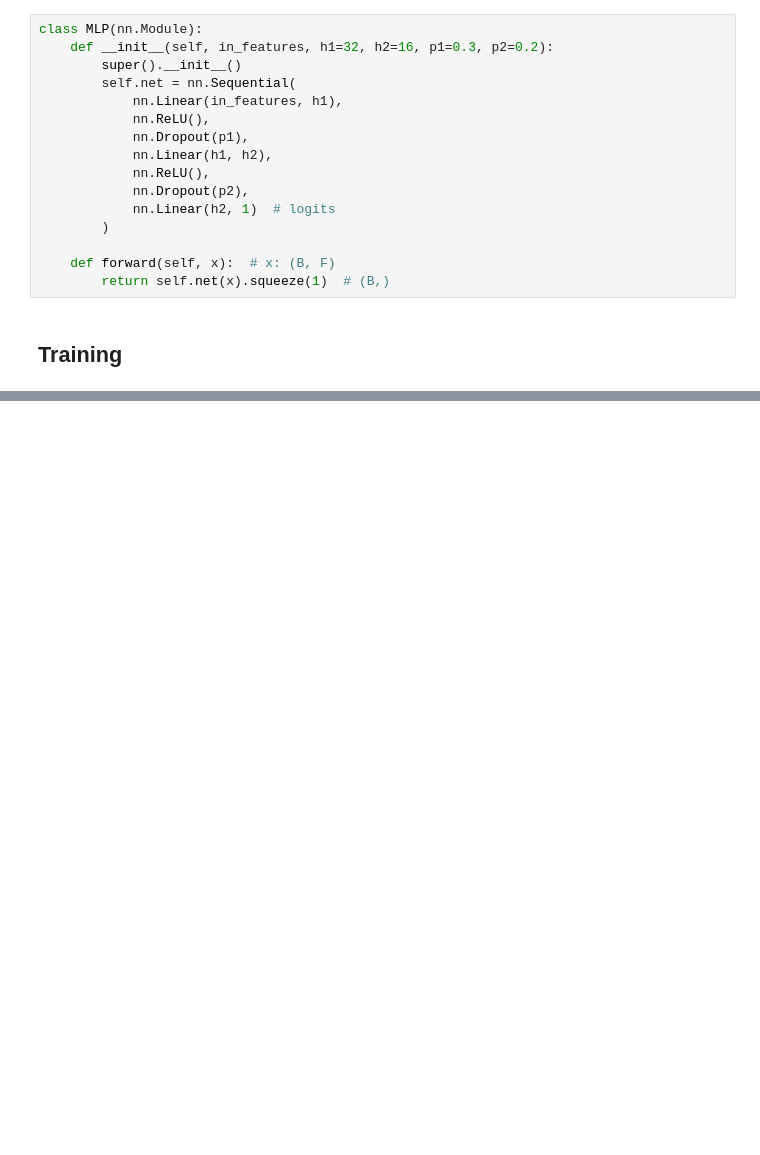
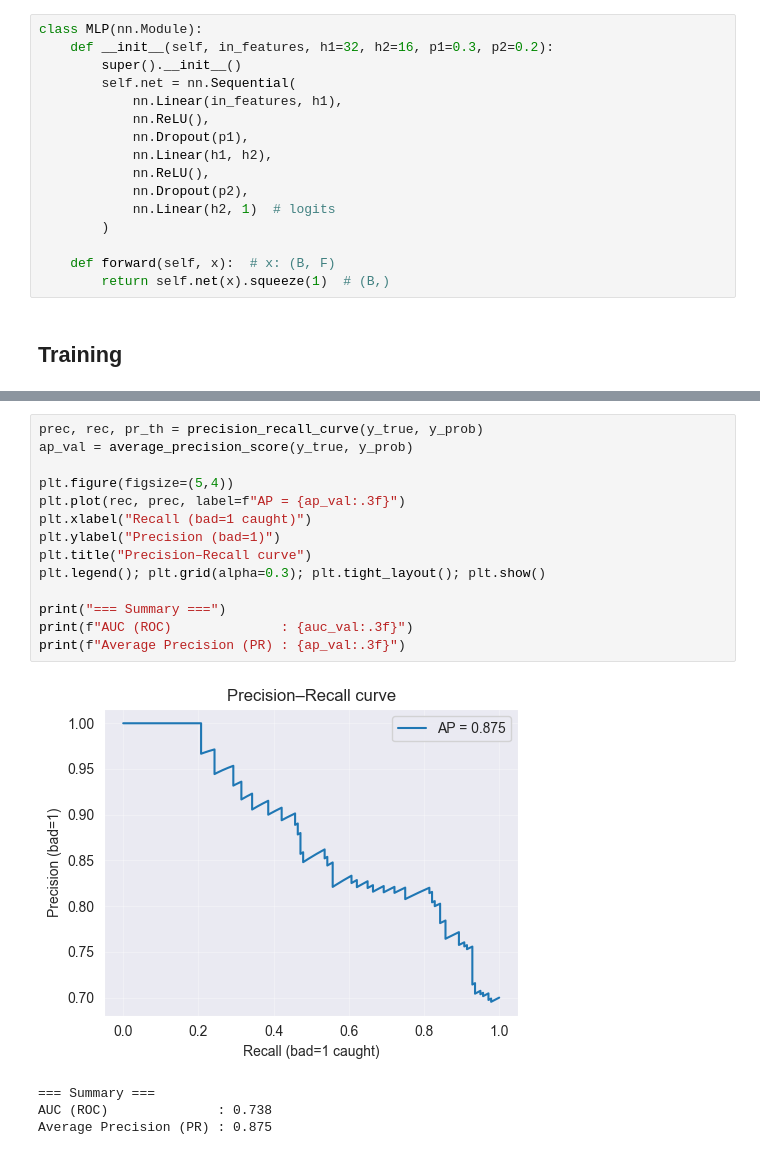
Before and after one commit to waspiix/ZNEUS_team_Stefanec-Horan, a Jupyter notebook: index.ipynb, the cells around one changed output, grey strips where cells are left out. Drawn from its saved outputs; the diff is of its cells as text; blank space fills up the shorter version.

```diff
--- a/index.ipynb
+++ b/index.ipynb
@@ -1143,0 +1147,19 @@ Epoch 150 | train_loss=0.3295 | val_loss=0.6286
+# %%
+prec, rec, pr_th = precision_recall_curve(y_true, y_prob)
+ap_val = average_precision_score(y_true, y_prob)
+
+plt.figure(figsize=(5,4))
+plt.plot(rec, prec, label=f"AP = {ap_val:.3f}")
+plt.xlabel("Recall (bad=1 caught)")
+plt.ylabel("Precision (bad=1)")
+plt.title("Precision–Recall curve")
+plt.legend(); plt.grid(alpha=0.3); plt.tight_layout(); plt.show()
+
+print("=== Summary ===")
+print(f"AUC (ROC)              : {auc_val:.3f}")
+print(f"Average Precision (PR) : {ap_val:.3f}")
+# %% [output]
+[figure, added]
+=== Summary ===
+AUC (ROC)              : 0.738
+Average Precision (PR) : 0.875
```
Also changed, not shown: parts of 21 cells of this notebook.
